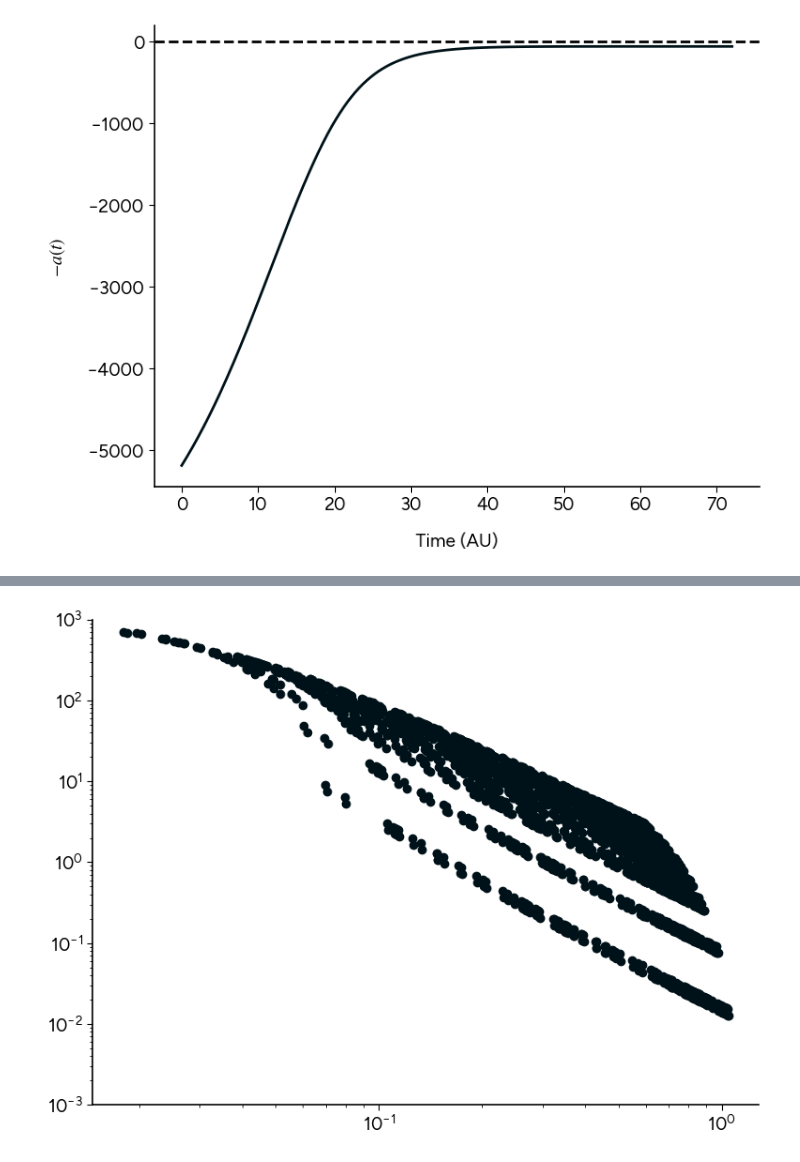
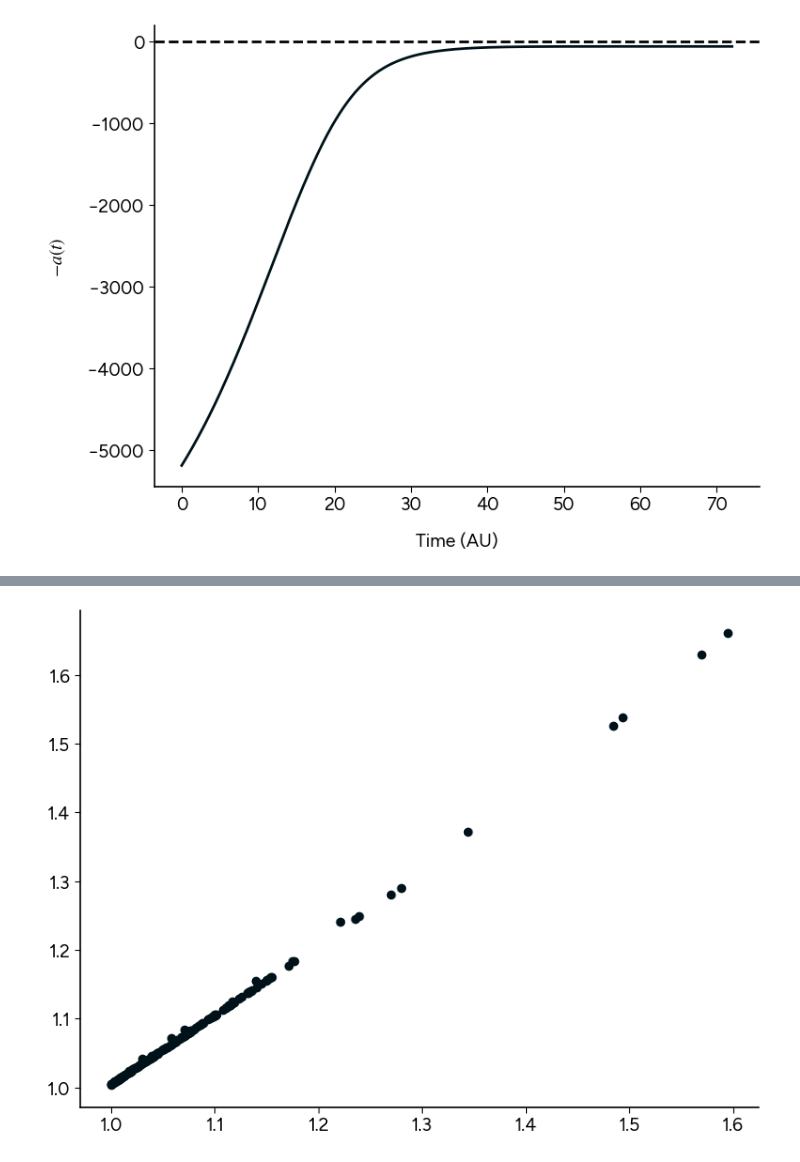
Before and after one commit to prajwalp/OE-dilutions, a Jupyter notebook: one_species_one_resource.ipynb, the cells around one changed output, grey strips where cells are left out. Cells and saved outputs as stored; diff of their text form; code cells hidden in the pictures.

```diff
--- a/one_species_one_resource.ipynb
+++ b/one_species_one_resource.ipynb
@@ -215,10 +244,12 @@ qssFitArray = np.load("data/qssFitArray_2.npy")
 # %%
-plt.scatter(fullFitArray[:,:,0].flatten(),qssFitArray[:,:,0].flatten())
+plt.scatter((fullFitArray[:,:,1]/fullFitArray[:,:,0]).flatten(),(qssFitArray[:,:,1]/qssFitArray[:,:,0]).flatten())
 
-plt.xscale("log")
-plt.yscale("log")
+# plt.xscale("log")
+# plt.yscale("log")
 
-plt.ylim(1e-3,1e3)
+# plt.ylim(0.1,)
+# plt.xlim(0.7,)
+
 plt.show()
 # %% [output]
-[figure, old version]
+[figure, new version]
```
Also changed, not shown: parts of 12 cells of this notebook, 6 other files.
